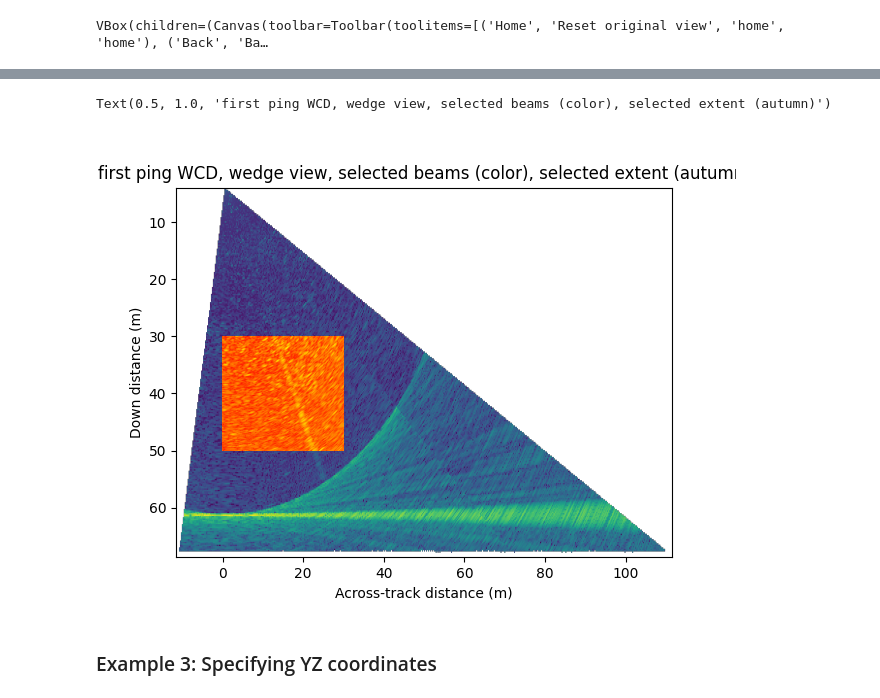
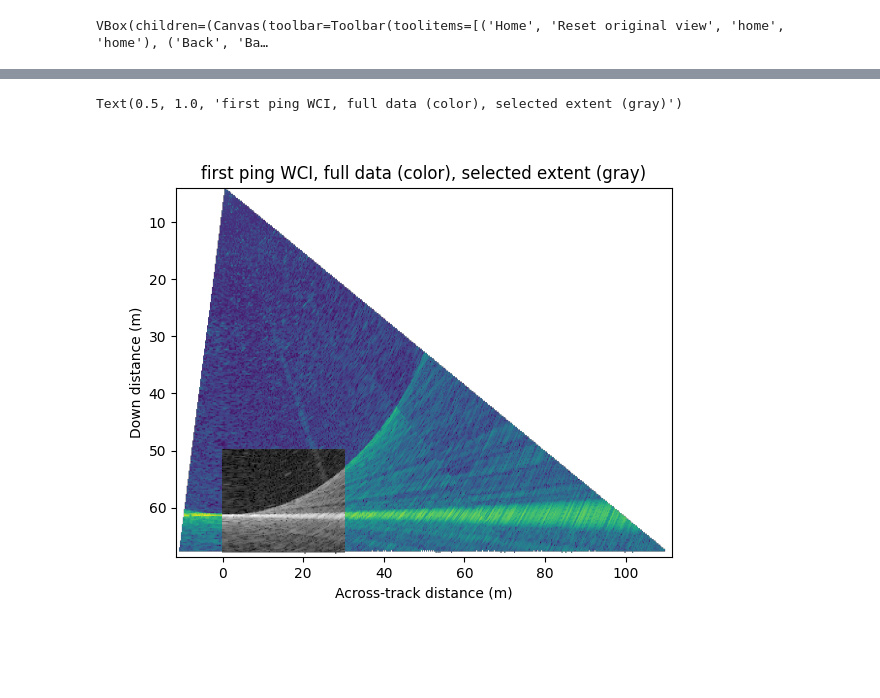
Before and after one commit to alexschimel/ping_tutorials, a Jupyter notebook: alex_sandbox/alex_05_wedge_view_WCI.ipynb, the cells around one changed output, grey strips where cells are left out. Saved outputs shown, nothing was run; the diff lists cells and outputs as text; code cells hidden in the pictures; blank space fills up the shorter version.

```diff
--- a/alex_sandbox/alex_05_wedge_view_WCI.ipynb
+++ b/alex_sandbox/alex_05_wedge_view_WCI.ipynb
@@ -36,13 +38,12 @@ VBox(children=(Canvas(toolbar=Toolbar(toolitems=[('Home', 'Reset original view',
 # %%
-# to get a wedge view for a ping, use the make_wci function
-image, extent = pingmachine.pingprocessing.watercolumn.image.make_wci(pings[0],512) # specify num steps in acrosstrack distance
-# output is an across-track-distance x down-distance numpy array
-print(f"num across-track-distance steps: {np.shape(image)[0]}, num down-distance steps: {np.shape(image)[1]}")
+# To get a WCI for a ping, use the make_wci function
+# specify the desired number of pixels in acrosstrack distance
+wci, extent = pingmachine.pingprocessing.watercolumn.image.make_wci(pings[0],512)
 
 # display
-fig1,ax1 = pingmachine.pingprocessing.core.create_figure('wci1')
-ax1.imshow(image.transpose(), extent=extent, aspect='auto') # we transpose the image for display purposes
+fig1,ax1 = pingmachine.pingprocessing.core.create_figure('WCI')
+ax1.imshow(wci.transpose(), extent=extent, aspect='auto') # we transpose the image for display purposes
 ax1.set_xlabel('Across-track distance (m)')
-ax1.set_ylabel('Down distance (m)')
-ax1.set_title('first ping WCD, wedge view')
+ax1.set_ylabel('Vertical (m)')
+ax1.set_title('first ping WCI')
 # %% [output]
@@ -82,22 +110,20 @@ Text(0.5, 1.0, 'first ping WCD, wedge view, selected beams')
 # %%
-# besides the sample selector, we can also specify the y and z coordinates of the output wedge view
-image_minmax,extent_minmax = pingmachine.pingprocessing.watercolumn.image.make_wci(pings[0],512,hmin=0,hmax=30,vmin=30,vmax=50)
+# Alternatively, we can specify the desired y and z coordinates of the output wedge view
+wci_yz,extent_yz = pingmachine.pingprocessing.watercolumn.image.make_wci(pings[0],512,y_coordinates=np.linspace(0,30,100),z_coordinates=np.linspace(50,70,100))
 
 # first display full data
 fig3,ax3 = pingmachine.pingprocessing.core.create_figure('wci3')
-ax3.imshow(image.transpose(), extent=extent, aspect='auto') # full data
+ax3.imshow(wci.transpose(), extent=extent, aspect='auto') # full data
 xlim = ax3.get_xlim()
 ylim = ax3.get_ylim()
 
-# add image of selected ontop of the same plot
-ax3.imshow(image_minmax.transpose(), extent=extent_minmax, aspect='auto', cmap='autumn') # selected data
+# add selected wci ontop of the same plot
+ax3.imshow(wci_yz.transpose(), extent=extent_yz, aspect='auto', cmap='grey') # selected data
 ax3.set_xlim(xlim)
 ax3.set_ylim(ylim)
 ax3.set_xlabel('Across-track distance (m)')
 ax3.set_ylabel('Down distance (m)')
-ax3.set_title('first ping WCD, wedge view, selected beams (color), selected extent (autumn)')
+ax3.set_title('first ping WCI, full data (color), selected extent (gray)')
 # %% [output]
-Text(0.5, 1.0, 'first ping WCD, wedge view, selected beams (color), selected extent (autumn)')
+Text(0.5, 1.0, 'first ping WCI, full data (color), selected extent (gray)')
-[figure, old version]
+[figure, new version]
-# %% [markdown]
-### Example 3: Specifying YZ coordinates
```
Also changed, not shown: parts of 16 cells of this notebook, 9 other files.
